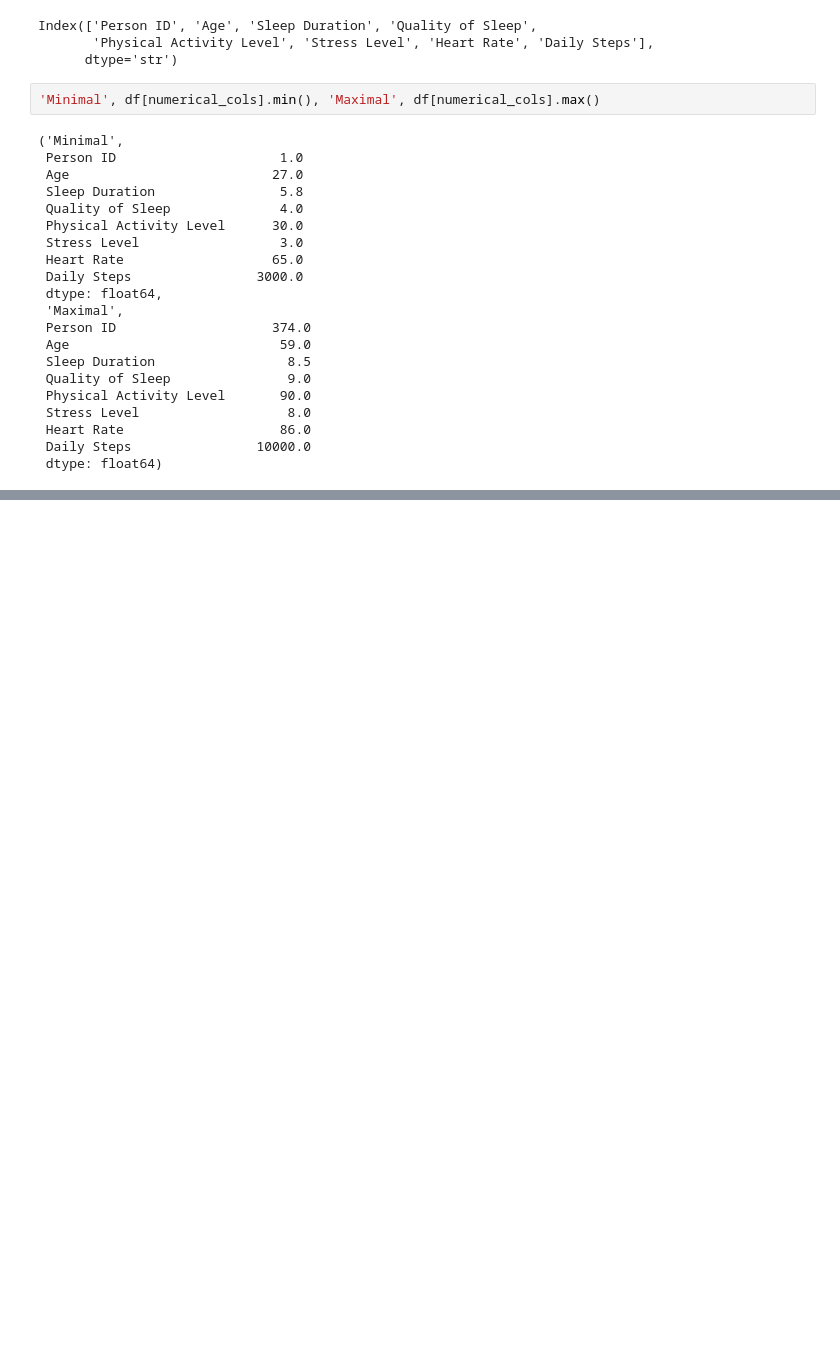
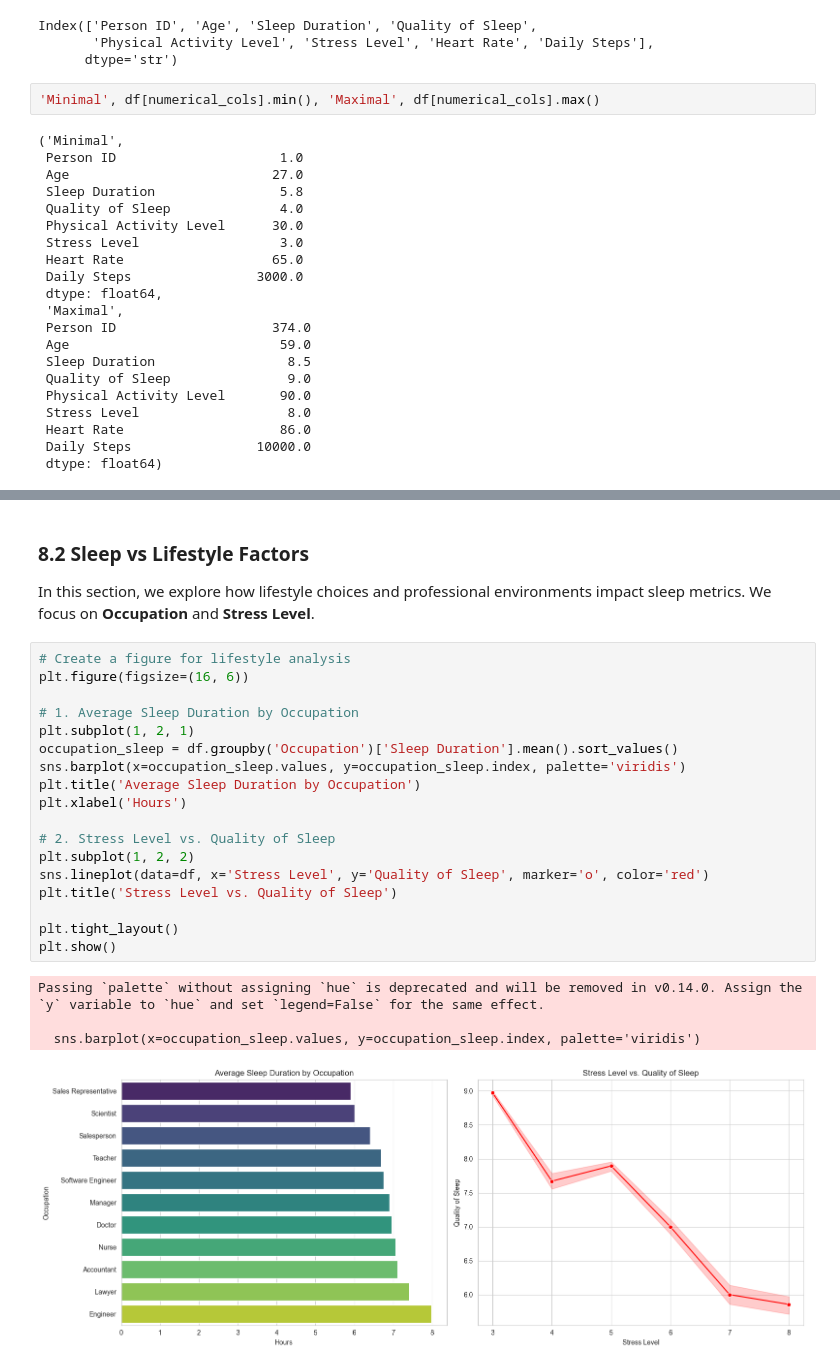
Before and after one commit to PuxPux/PuxPux-Portfolio, a Jupyter notebook: Sleep Healthy Analysis.ipynb, the cells around one changed output, grey strips where cells are left out. Saved outputs shown, nothing was run; the diff lists cells and outputs as text; blank space fills up the shorter version.

```diff
--- a/Sleep Healthy Analysis.ipynb
+++ b/Sleep Healthy Analysis.ipynb
@@ -250,0 +286,27 @@ Index(['Person ID', 'Age', 'Sleep Duration', 'Quality of Sleep',
+# %% [markdown]
+### 8.2 Sleep vs Lifestyle Factors
+In this section, we explore how lifestyle choices and professional environments
+impact sleep metrics. We focus on **Occupation** and **Stress Level**.
+# %%
+# Create a figure for lifestyle analysis
+plt.figure(figsize=(16, 6))
+
+# 1. Average Sleep Duration by Occupation
+plt.subplot(1, 2, 1)
+occupation_sleep = df.groupby('Occupation')['Sleep Duration'].mean().sort_values()
+sns.barplot(x=occupation_sleep.values, y=occupation_sleep.index, palette='viridis')
+plt.title('Average Sleep Duration by Occupation')
+plt.xlabel('Hours')
+
+# 2. Stress Level vs. Quality of Sleep
+plt.subplot(1, 2, 2)
+sns.lineplot(data=df, x='Stress Level', y='Quality of Sleep', marker='o', color='red')
+plt.title('Stress Level vs. Quality of Sleep')
+
+plt.tight_layout()
+plt.show()
+# %% [output]
+Passing `palette` without assigning `hue` is deprecated and will be removed in v0.14.0. Assign the `y` variable to `hue` and set `legend=False` for the same effect.
+
+  sns.barplot(x=occupation_sleep.values, y=occupation_sleep.index, palette='viridis')
+[figure, added]
```
Also changed, not shown: parts of 21 cells of this notebook.
